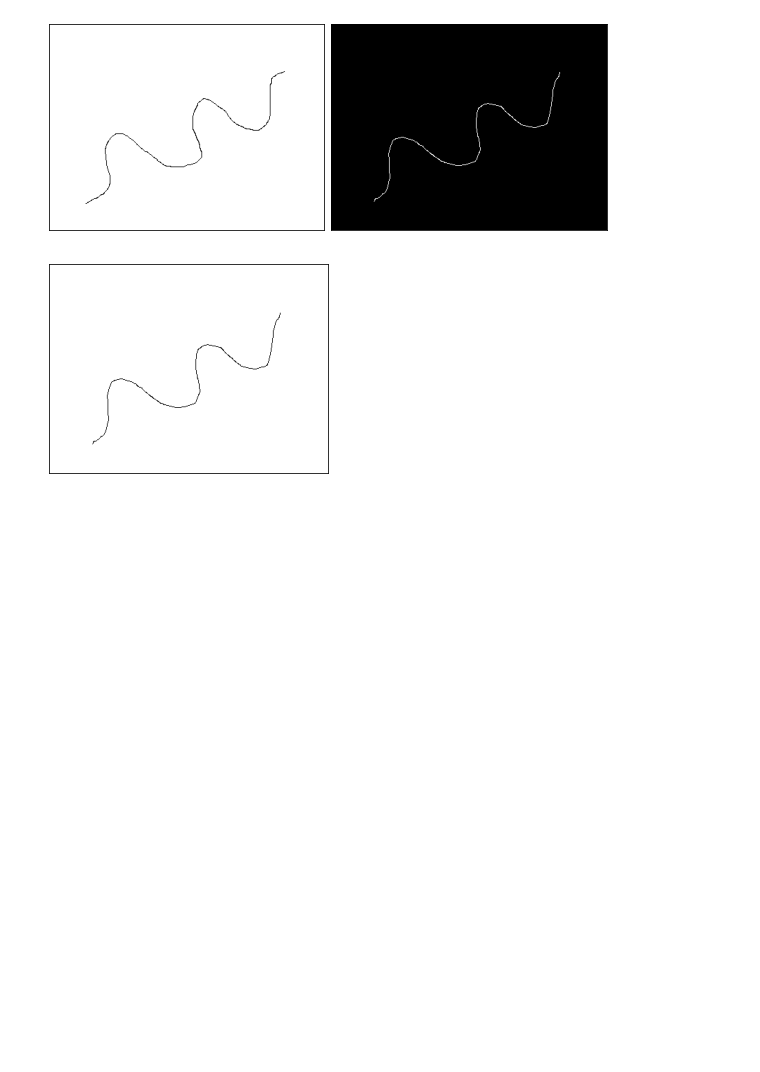
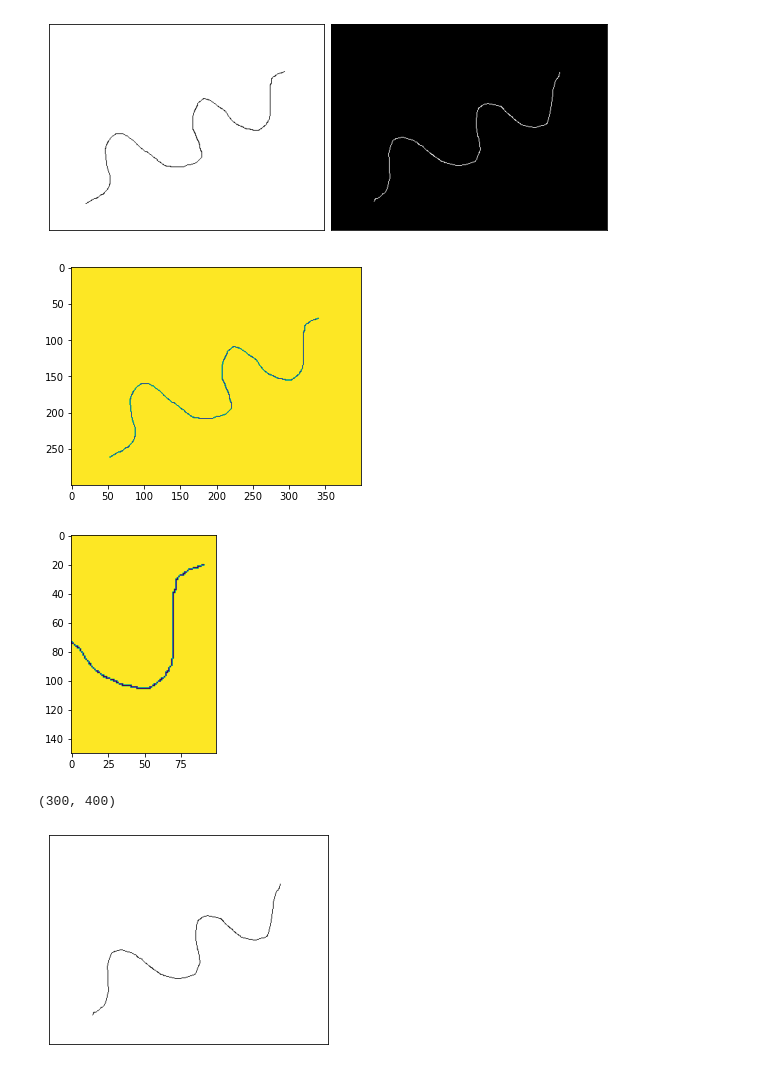
Before and after one commit to NanyangBot/task_planning, a Jupyter notebook: notebooks/drawline.ipynb, the cells around one changed output. Cells and saved outputs as stored; diff of their text form; code cells hidden in the pictures; blank space fills up the shorter version.

```diff
--- a/notebooks/drawline.ipynb
+++ b/notebooks/drawline.ipynb
@@ -91,6 +91,18 @@ plot(imgs)
 # %% [output]
 (1, 300, 400)
 [figure]
+# %%
+plt.imshow(img0)
+plt.show()
+
+plt.imshow(img0[50:200,250:350])
+plt.show()
+
+img0.shape
+# %% [output]
+[figure, added]
+[figure, added]
+(300, 400)
 # %%
 #thresh = imgs[-1]
 #blur = cv2.blur(img, (35, 35))
```
Also changed, not shown: parts of 8 cells of this notebook, 1 other file.
